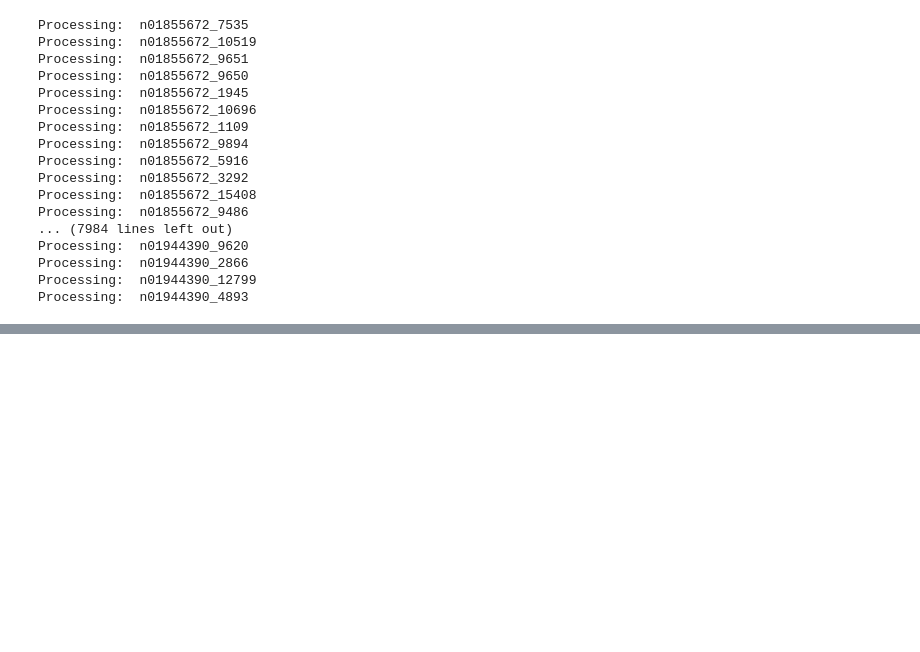
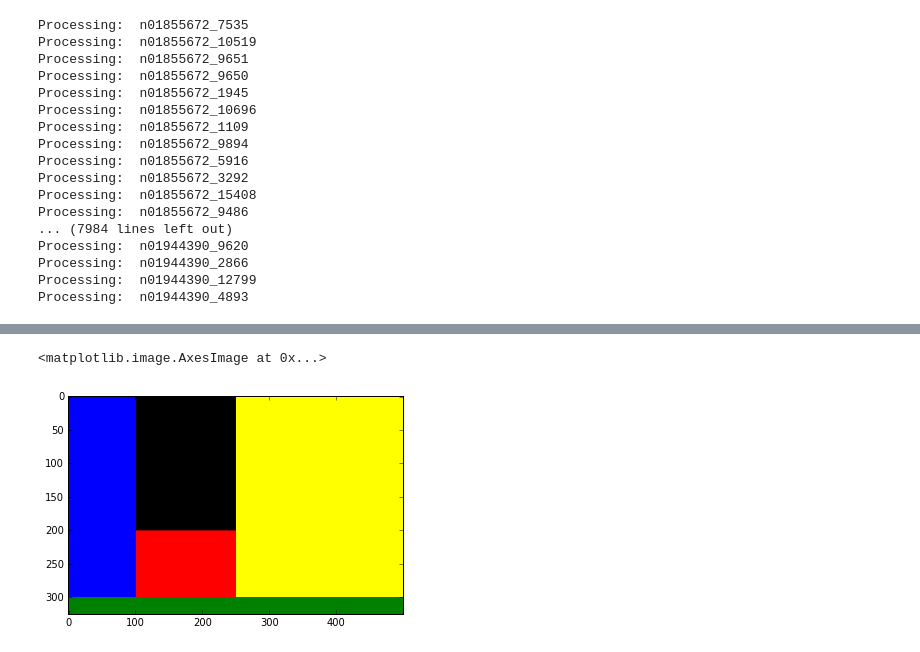
Before and after one commit to Definiter/occlusion-project, a Jupyter notebook: src/dataset.ipynb, the cells around one changed output, grey strips where cells are left out. Saved outputs shown, nothing was run; the diff lists cells and outputs as text; code cells hidden in the pictures; blank space fills up the shorter version.

```diff
--- a/src/dataset.ipynb
+++ b/src/dataset.ipynb
@@ -210,0 +300,20 @@ for net_name in net_names:
+# %%
+from PIL import Image, ImageDraw
+from matplotlib.pyplot import imshow
+%matplotlib inline
+import numpy as np
+
+img = Image.open('/home/haow3/occlusion-project/data/imagenet/image/n01855672/n01855672_original_images/n01855672_3368.JPEG')
+
+rect = [100, 200, 250, 300]
+d = ImageDraw.Draw(img)
+d.rectangle(rect, fill='red', outline=None)
+d.rectangle([0, 0, img.size[0], rect[1]], fill="black", outline=None)
+d.rectangle([0, 0, rect[0], img.size[1]], fill="blue", outline=None)
+d.rectangle([rect[2], 0, img.size[0], img.size[1]], fill="yellow", outline=None)
+d.rectangle([0, rect[3], img.size[0], img.size[1]], fill="green", outline=None)
+
+imshow(np.asarray(img))
+# %% [output]
+<matplotlib.image.AxesImage at 0x...>
+[figure, added]
```
Also changed, not shown: parts of 6 cells of this notebook, 15 other files.
